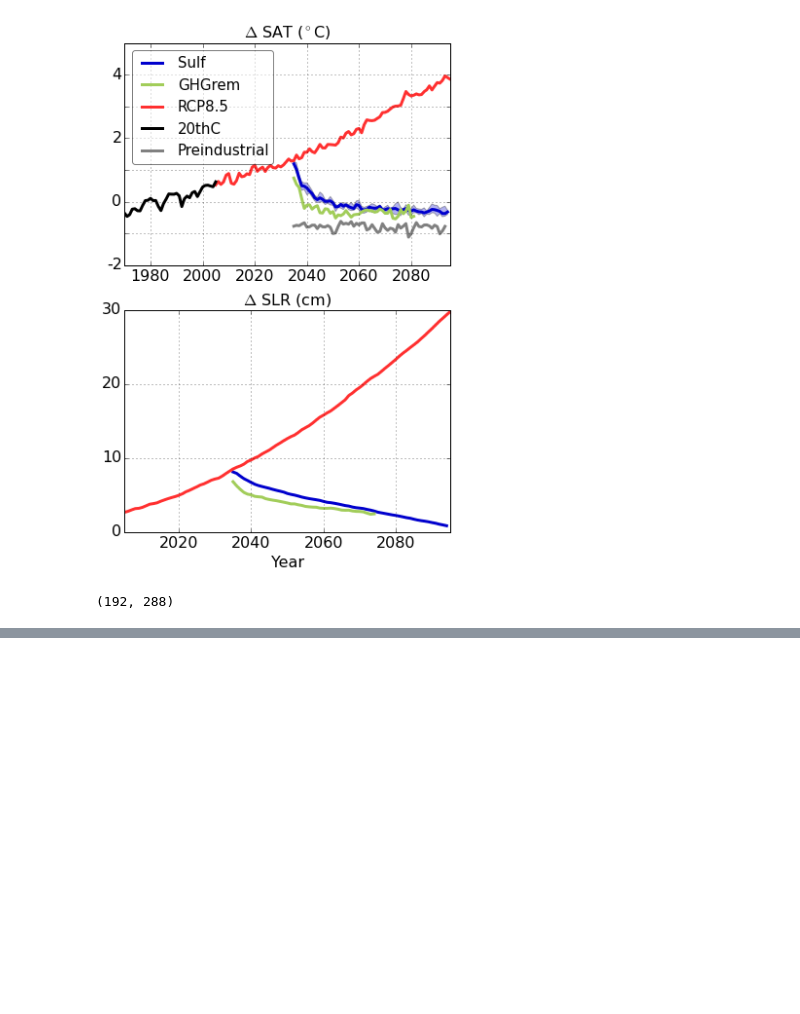
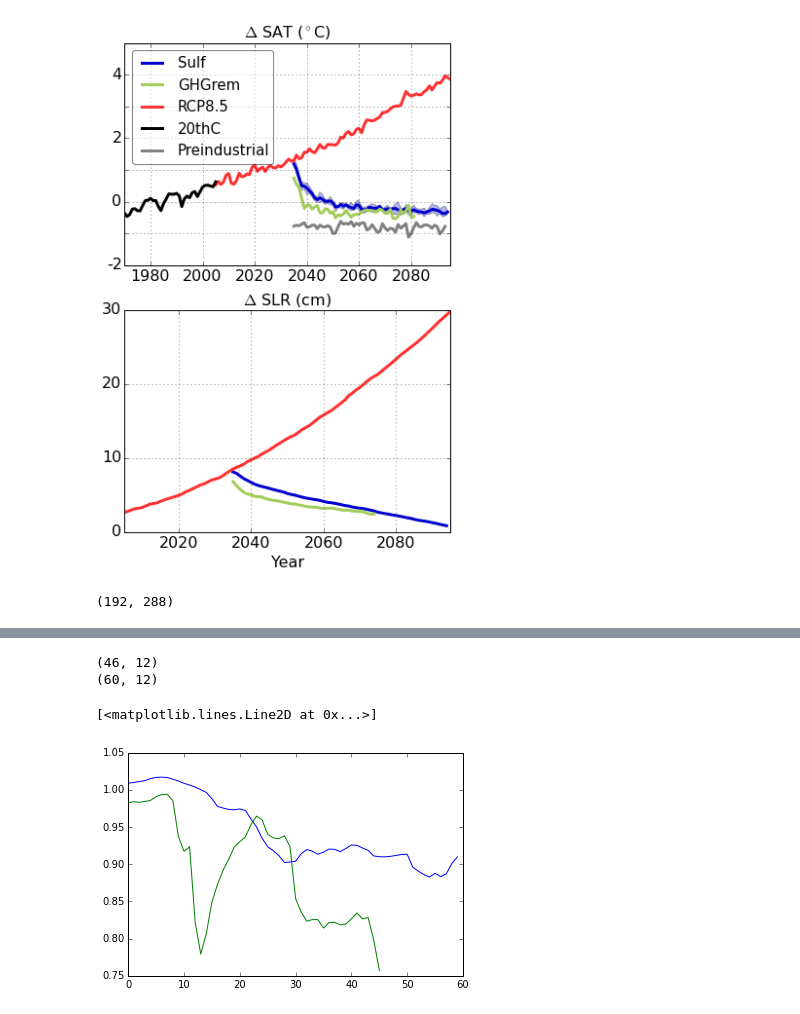
Before and after one commit to kemccusker/pyscripts, a Jupyter notebook: notebooks/ccsm4_geotimescalesfigs.ipynb, the cells around one changed output, grey strips where cells are left out. Drawn from its saved outputs; the diff is of its cells as text; code cells hidden in the pictures; blank space fills up the shorter version.

Commit message:
Add area-weighting of PIG region temp. Add estimated SLR calc.

```diff
--- a/notebooks/ccsm4_geotimescalesfigs.ipynb
+++ b/notebooks/ccsm4_geotimescalesfigs.ipynb
@@ -522,0 +529,38 @@ cplt.kemmap(ofrac,lat,lon,type='sh')
+# %%
+import cccmautils as cutl
+
+# Finally, average in the vertical
+dz=np.diff(zt) # cm, same as TAREA
+
+#print zt/100. # m # depth of midpoint of layer
+
+UB=30000; UBidx=cutl.find_nearest(zt,UB) # 300m upper bound
+LB=80000; LBidx=cutl.find_nearest(zt,LB) # 800m (787) lower bound
+
+
+dzsub=dz[UBidx:LBidx+1]
+
+avgpig1shift = (avgpig1[:,0:-1]+avgpig1[:,1:]) / 2.
+avgpig2shift = (avgpig2[:,0:-1]+avgpig2[:,1:]) / 2.
+avgpig1shift=avgpig1shift[:,UBidx:LBidx+1]
+avgpig2shift=avgpig2shift[:,UBidx:LBidx+1]
+
+totdz = ma.sum(dzsub)
+dzwgts=dzsub / np.float(totdz)
+dzwgtst1=np.tile(dzwgts,(avgpig1.shape[0],1))
+dzwgtst2=np.tile(dzwgts,(avgpig2.shape[0],1))
+
+print dzwgtst2.shape
+print avgpig1shift.shape
+
+avg1=ma.average(avgpig1shift,axis=1,weights=dzwgtst1)
+avg2=ma.average(avgpig2shift,axis=1,weights=dzwgtst2)
+
+plt.figure()
+plt.plot(avg1,'b')
+plt.plot(avg2,'g')
+# %% [output]
+(46, 12)
+(60, 12)
+[<matplotlib.lines.Line2D at 0x...>]
+[figure, added]
```
Also changed, not shown: parts of 7 cells of this notebook.
